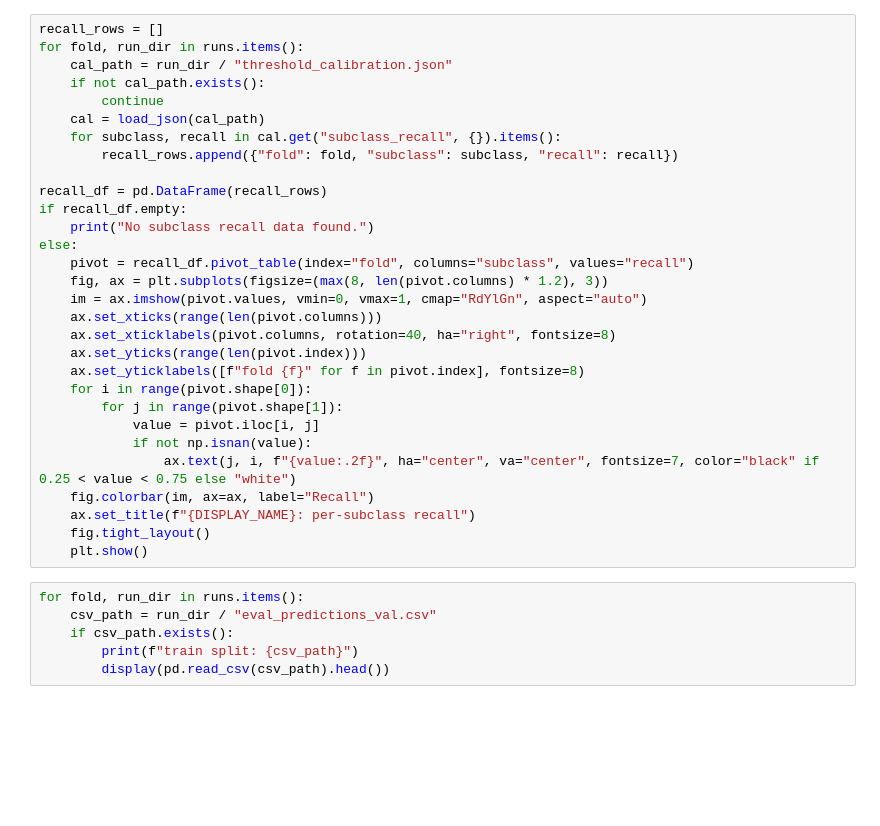
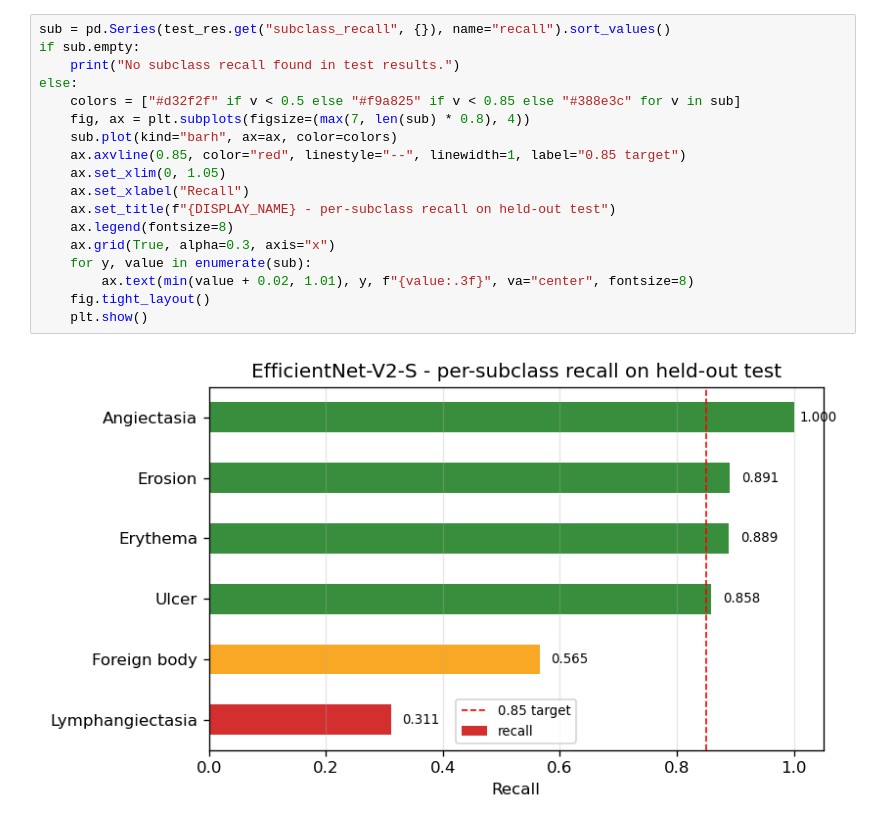
Before and after one commit to Jordixu/AAIB, a Jupyter notebook: notebooks/results_effv2s_twophase.ipynb, the cells around one changed output. Saved outputs shown, nothing was run; the diff lists cells and outputs as text; blank space fills up the shorter version.

```diff
--- a/notebooks/results_effv2s_twophase.ipynb
+++ b/notebooks/results_effv2s_twophase.ipynb
@@ -279,36 +141,20 @@ else:
-# %%
-recall_rows = []
-for fold, run_dir in runs.items():
-    cal_path = run_dir / "threshold_calibration.json"
-    if not cal_path.exists():
-        continue
-    cal = load_json(cal_path)
-    for subclass, recall in cal.get("subclass_recall", {}).items():
-        recall_rows.append({"fold": fold, "subclass": subclass, "recall": recall})
-
-recall_df = pd.DataFrame(recall_rows)
-if recall_df.empty:
-    print("No subclass recall data found.")
-else:
-    pivot = recall_df.pivot_table(index="fold", columns="subclass", values="recall")
-    fig, ax = plt.subplots(figsize=(max(8, len(pivot.columns) * 1.2), 3))
-    im = ax.imshow(pivot.values, vmin=0, vmax=1, cmap="RdYlGn", aspect="auto")
-    ax.set_xticks(range(len(pivot.columns)))
-    ax.set_xticklabels(pivot.columns, rotation=40, ha="right", fontsize=8)
-    ax.set_yticks(range(len(pivot.index)))
-    ax.set_yticklabels([f"fold {f}" for f in pivot.index], fontsize=8)
-    for i in range(pivot.shape[0]):
-        for j in range(pivot.shape[1]):
-            value = pivot.iloc[i, j]
-            if not np.isnan(value):
-                ax.text(j, i, f"{value:.2f}", ha="center", va="center", fontsize=7, color="black" if 0.25 < value < 0.75 else "white")
-    fig.colorbar(im, ax=ax, label="Recall")
-    ax.set_title(f"{DISPLAY_NAME}: per-subclass recall")
-    fig.tight_layout()
-    plt.show()
-# %%
-for fold, run_dir in runs.items():
-    csv_path = run_dir / "eval_predictions_val.csv"
-    if csv_path.exists():
-        print(f"train split: {csv_path}")
-        display(pd.read_csv(csv_path).head())
+# %%
+sub = pd.Series(test_res.get("subclass_recall", {}), name="recall").sort_values()
+if sub.empty:
+    print("No subclass recall found in test results.")
+else:
+    colors = ["#d32f2f" if v < 0.5 else "#f9a825" if v < 0.85 else "#388e3c" for v in sub]
+    fig, ax = plt.subplots(figsize=(max(7, len(sub) * 0.8), 4))
+    sub.plot(kind="barh", ax=ax, color=colors)
+    ax.axvline(0.85, color="red", linestyle="--", linewidth=1, label="0.85 target")
+    ax.set_xlim(0, 1.05)
+    ax.set_xlabel("Recall")
+    ax.set_title(f"{DISPLAY_NAME} - per-subclass recall on held-out test")
+    ax.legend(fontsize=8)
+    ax.grid(True, alpha=0.3, axis="x")
+    for y, value in enumerate(sub):
+        ax.text(min(value + 0.02, 1.01), y, f"{value:.3f}", va="center", fontsize=8)
+    fig.tight_layout()
+    plt.show()
+# %% [output]
+[figure, added]
```
Also changed, not shown: parts of 10 cells of this notebook, 14 other files.
